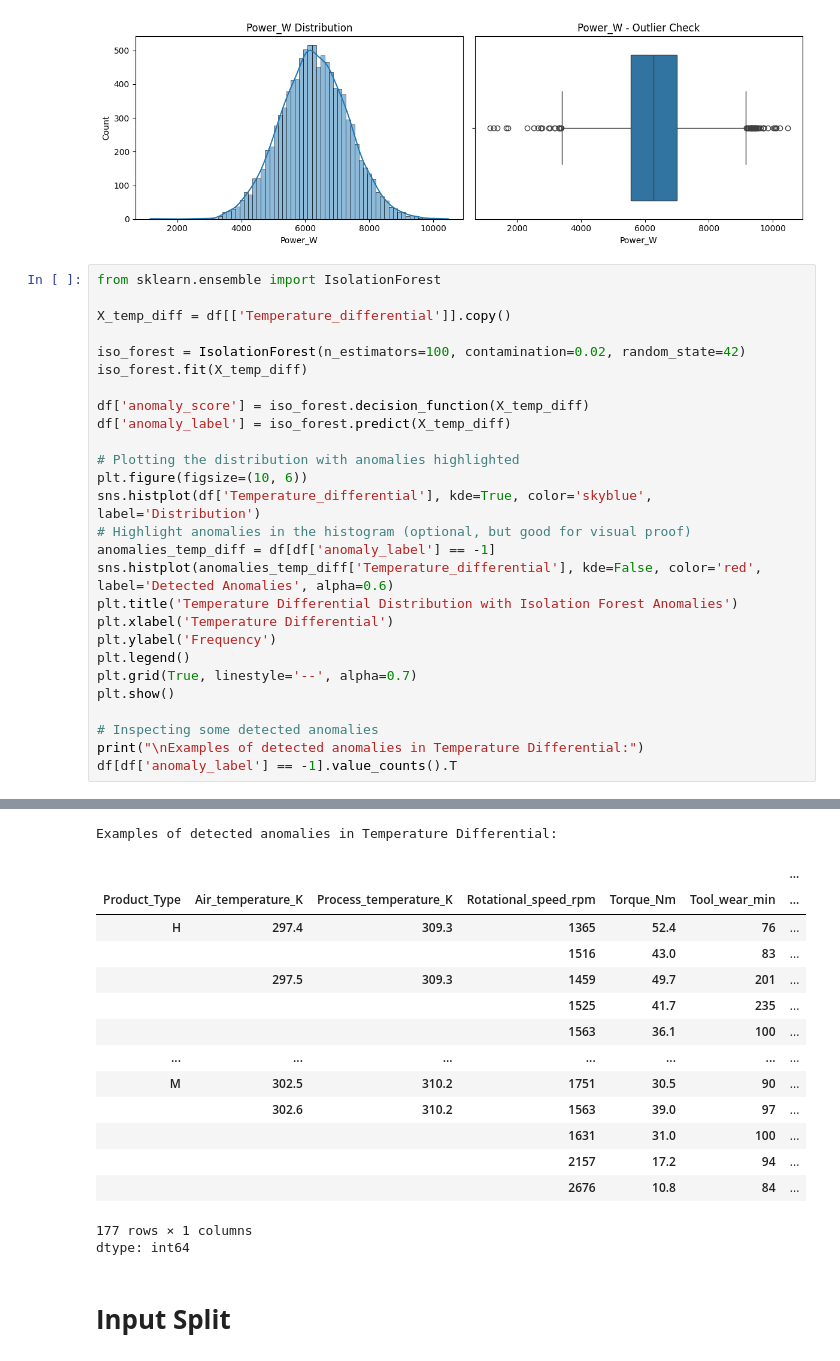
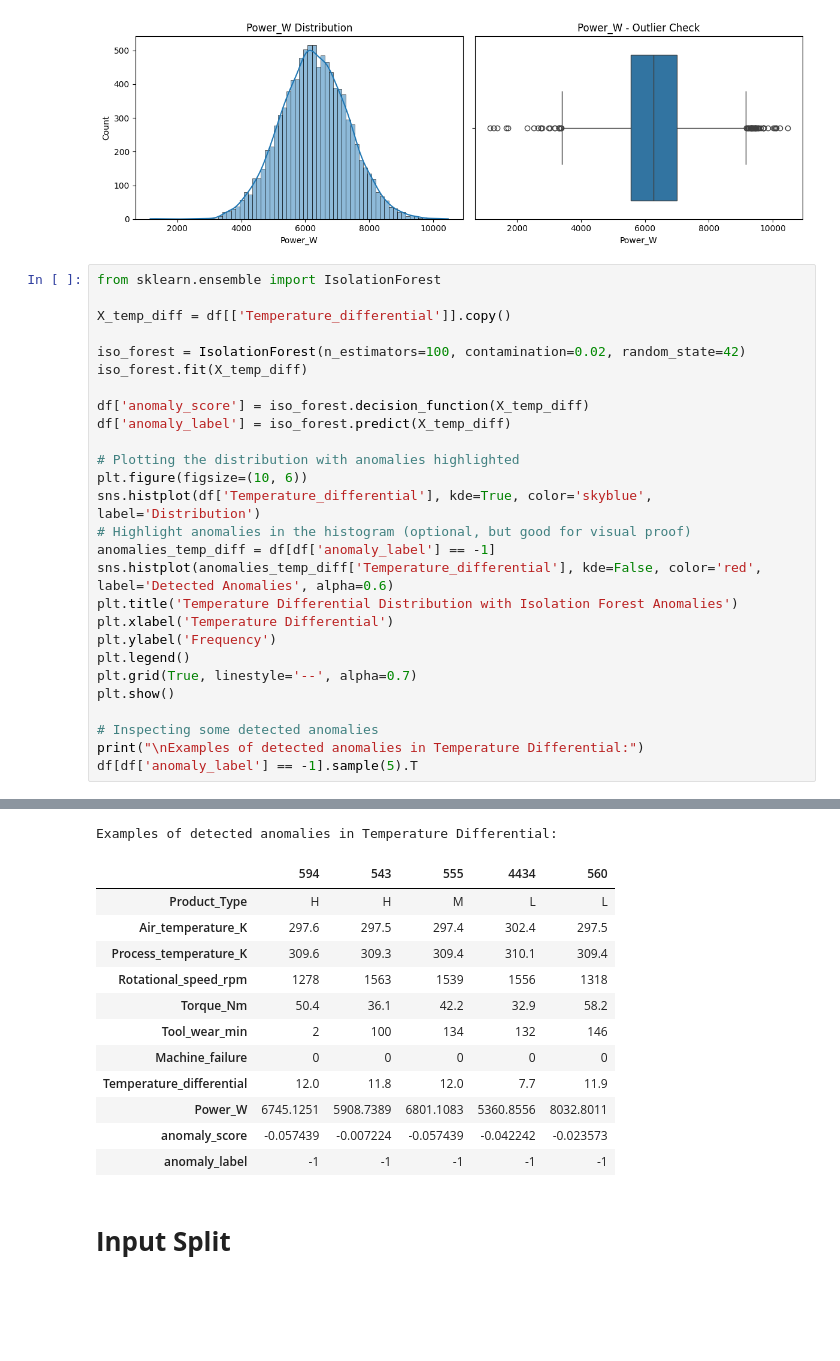
Before and after one commit to AkalaponCh/Machine-Learning, a Jupyter notebook: Machine Failure Prediction using Supervised Learning/Predictive_Maintenance_Dataset_Classification.ipynb, the cells around one changed output, grey strips where cells are left out. Drawn from its saved outputs; the diff is of its cells as text; blank space fills up the shorter version.

```diff
--- a/Machine Failure Prediction using Supervised Learning/Predictive_Maintenance_Dataset_Classification.ipynb
+++ b/Machine Failure Prediction using Supervised Learning/Predictive_Maintenance_Dataset_Classification.ipynb
@@ -211,48 +211,45 @@ for col in cols:
 # %%
 from sklearn.ensemble import IsolationForest
 
 X_temp_diff = df[['Temperature_differential']].copy()
 
 iso_forest = IsolationForest(n_estimators=100, contamination=0.02, random_state=42)
 iso_forest.fit(X_temp_diff)
 
 df['anomaly_score'] = iso_forest.decision_function(X_temp_diff)
 df['anomaly_label'] = iso_forest.predict(X_temp_diff)
 
 # Plotting the distribution with anomalies highlighted
 plt.figure(figsize=(10, 6))
 sns.histplot(df['Temperature_differential'], kde=True, color='skyblue', label='Distribution')
 # Highlight anomalies in the histogram (optional, but good for visual proof)
 anomalies_temp_diff = df[df['anomaly_label'] == -1]
 sns.histplot(anomalies_temp_diff['Temperature_differential'], kde=False, color='red', label='Detected Anomalies', alpha=0.6)
 plt.title('Temperature Differential Distribution with Isolation Forest Anomalies')
 plt.xlabel('Temperature Differential')
 plt.ylabel('Frequency')
 plt.legend()
 plt.grid(True, linestyle='--', alpha=0.7)
 plt.show()
 
 # Inspecting some detected anomalies
 print("\nExamples of detected anomalies in Temperature Differential:")
-df[df['anomaly_label'] == -1].value_counts().T
+df[df['anomaly_label'] == -1].sample(5).T
 # %% [output]
 [figure]
 Examples of detected anomalies in Temperature Differential:
-|  |  |  |  |  |  | ... |
-| Product_Type | Air_temperature_K | Process_temperature_K | Rotational_speed_rpm | Torque_Nm | Tool_wear_min | ... |
-| H | 297.4 | 309.3 | 1365 | 52.4 | 76 | ... |
-|  |  |  | 1516 | 43.0 | 83 | ... |
-|  | 297.5 | 309.3 | 1459 | 49.7 | 201 | ... |
-|  |  |  | 1525 | 41.7 | 235 | ... |
-|  |  |  | 1563 | 36.1 | 100 | ... |
-| ... | ... | ... | ... | ... | ... | ... |
-| M | 302.5 | 310.2 | 1751 | 30.5 | 90 | ... |
-|  | 302.6 | 310.2 | 1563 | 39.0 | 97 | ... |
-|  |  |  | 1631 | 31.0 | 100 | ... |
-|  |  |  | 2157 | 17.2 | 94 | ... |
-|  |  |  | 2676 | 10.8 | 84 | ... |
+|  | 594 | 543 | 555 | 4434 | 560 |
+| Product_Type | H | H | M | L | L |
+| Air_temperature_K | 297.6 | 297.5 | 297.4 | 302.4 | 297.5 |
+| Process_temperature_K | 309.6 | 309.3 | 309.4 | 310.1 | 309.4 |
+| Rotational_speed_rpm | 1278 | 1563 | 1539 | 1556 | 1318 |
+| Torque_Nm | 50.4 | 36.1 | 42.2 | 32.9 | 58.2 |
+| Tool_wear_min | 2 | 100 | 134 | 132 | 146 |
+| Machine_failure | 0 | 0 | 0 | 0 | 0 |
+| Temperature_differential | 12.0 | 11.8 | 12.0 | 7.7 | 11.9 |
+| Power_W | 6745.1251 | 5908.7389 | 6801.1083 | 5360.8556 | 8032.8011 |
+| anomaly_score | -0.057439 | -0.007224 | -0.057439 | -0.042242 | -0.023573 |
+| anomaly_label | -1 | -1 | -1 | -1 | -1 |
-177 rows × 1 columns
-dtype: int64
 # %% [markdown]
 # **Input Split**
 # %%
```
Also changed, not shown: parts of 3 cells of this notebook.
